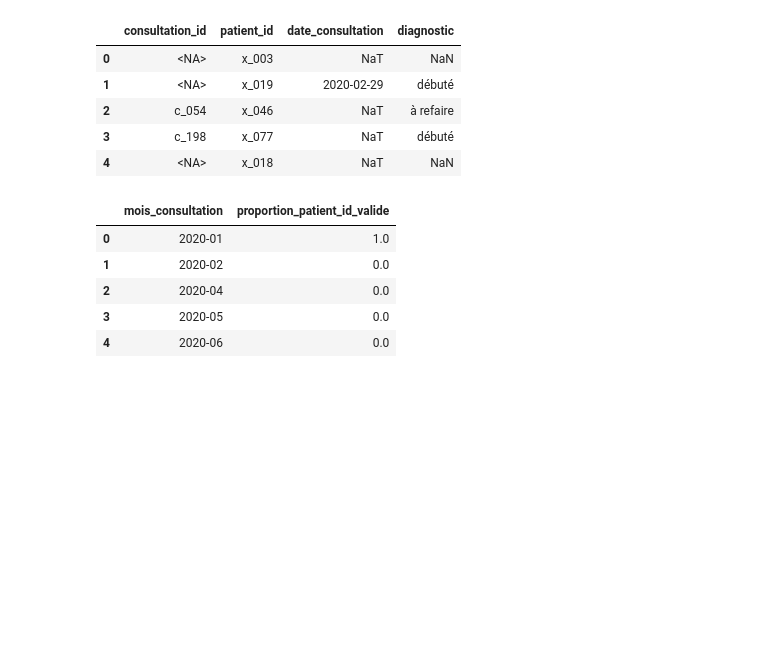
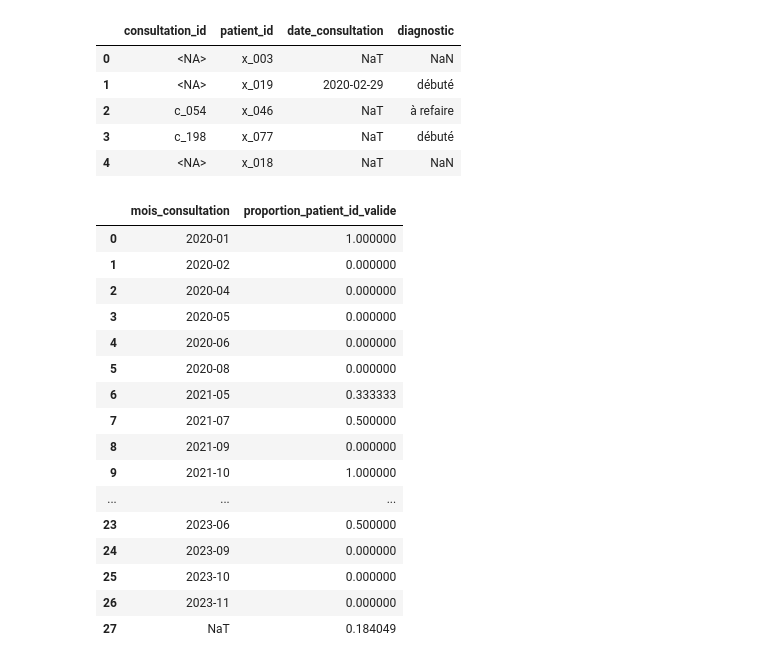
Before and after one commit to leagravellard/Mise_en_situation---REF-DATA, a Jupyter notebook: I. Traitement de données en Python/notebook/exploration.ipynb, the cells around one changed output. Saved outputs shown, nothing was run; the diff lists cells and outputs as text; code cells hidden in the pictures; blank space fills up the shorter version.

```diff
--- a/I. Traitement de données en Python/notebook/exploration.ipynb
+++ b/I. Traitement de données en Python/notebook/exploration.ipynb
@@ -13,11 +19,14 @@ Dans le cadre de préparations de données de santé anonymisées pour la recher
 # %%
 # Chargement des deux fichiers dans des Dataframes
 
-import pandas as pd
 
-# Chemins des fichiers
-patients_path = "Inputs/patients.csv.gz"
-consultations_path = "Inputs/consultations.csv.zip"
+# Détection automatique de la racine du projet
+project_root = Path.cwd().parent   # notebook/ → projet
+inputs_dir = project_root / "inputs"
+outputs_dir = project_root / "outputs"
+
+patients_path = inputs_dir / "patients.csv.gz"
+consultations_path = inputs_dir / "consultations.csv.zip"
 
 # Lecture du fichier patients (gzip)
 df_patients = pd.read_csv(
@@ -33,7 +42,7 @@ df_consultations = pd.read_csv(
     encoding="latin-1"
 )
 
-# Vérification rapide
+# Vérification
 print("Patients :", df_patients.shape)
 print("Consultations :", df_consultations.shape)
 # %% [output]
@@ -590,12 +592,23 @@ df.head()
 | 3 | c_198 | x_077 | NaT | débuté |
 | 4 | <NA> | x_018 | NaT | NaN |
 # %%
-df = pd.read_parquet("outputs/resultat_proportion.parquet")
-df.head()
+df = pd.read_parquet(outputs_dir / "resultat_proportion.parquet")
+df
 # %% [output]
 |  | mois_consultation | proportion_patient_id_valide |
-| 0 | 2020-01 | 1.0 |
-| 1 | 2020-02 | 0.0 |
-| 2 | 2020-04 | 0.0 |
-| 3 | 2020-05 | 0.0 |
-| 4 | 2020-06 | 0.0 |
+| 0 | 2020-01 | 1.000000 |
+| 1 | 2020-02 | 0.000000 |
+| 2 | 2020-04 | 0.000000 |
+| 3 | 2020-05 | 0.000000 |
+| 4 | 2020-06 | 0.000000 |
+| 5 | 2020-08 | 0.000000 |
+| 6 | 2021-05 | 0.333333 |
+| 7 | 2021-07 | 0.500000 |
+| 8 | 2021-09 | 0.000000 |
+| 9 | 2021-10 | 1.000000 |
+| ... | ... | ... |
+| 23 | 2023-06 | 0.500000 |
+| 24 | 2023-09 | 0.000000 |
+| 25 | 2023-10 | 0.000000 |
+| 26 | 2023-11 | 0.000000 |
+| 27 | NaT | 0.184049 |
```
Also changed, not shown: parts of 15 cells of this notebook, 8 other files.
